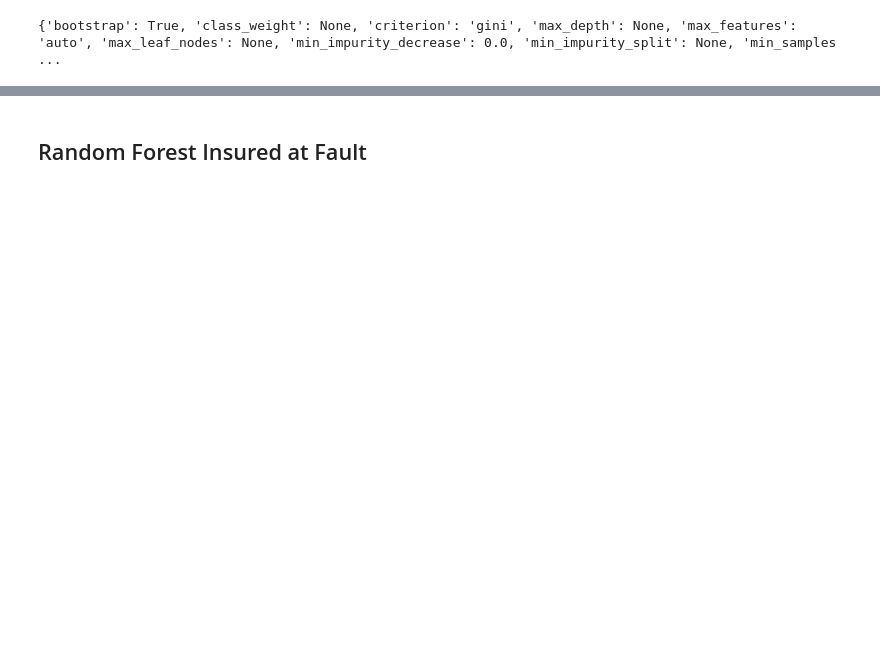
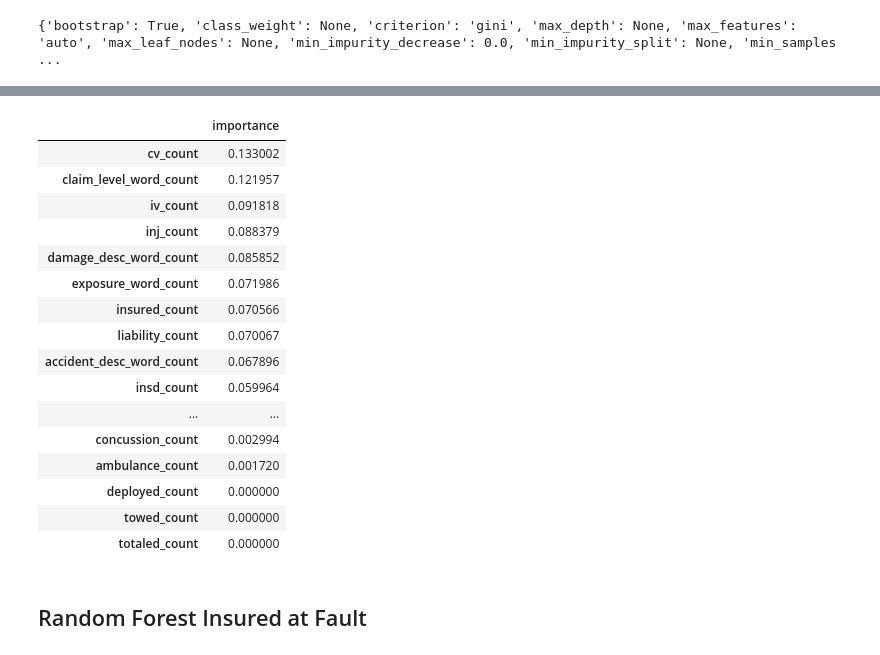
Before and after one commit to asidamo/Auto-Insuruance-finding-the-at-fault-party-with-claims-nlp, a Jupyter notebook: dq9-AM.ipynb, the cells around one changed output, grey strips where cells are left out. Drawn from its saved outputs; the diff is of its cells as text; code cells hidden in the pictures; blank space fills up the shorter version.

```diff
--- a/dq9-AM.ipynb
+++ b/dq9-AM.ipynb
@@ -601,14 +601,14 @@ random_grid = {'n_estimators': n_estimators,
 # %%
 from sklearn.ensemble import RandomForestRegressor
 # %%
-# First create the base model to tune
-rf = RandomForestRegressor()
-# Random search of parameters, using 3 fold cross validation,
-# search across 100 different combinations, and use all available cores
-rf_random = RandomizedSearchCV(estimator = rf, param_distributions = random_grid,
-                               n_iter = 30, cv = 3, verbose=2, random_state=42, n_jobs = -1)
-# Fit the random search model
-rf_random.fit(X_train, y_train)
+# # First create the base model to tune
+# rf = RandomForestRegressor()
+# # Random search of parameters, using 3 fold cross validation,
+# # search across 100 different combinations, and use all available cores
+# rf_random = RandomizedSearchCV(estimator = rf, param_distributions = random_grid,
+#                                n_iter = 30, cv = 3, verbose=2, random_state=42, n_jobs = -1)
+# # Fit the random search model
+# rf_random.fit(X_train, y_train)
 # %% [output]
 Fitting 3 folds for each of 30 candidates, totalling 90 fits
 [Parallel(n_jobs=-1)]: Using backend LokyBackend with 4 concurrent workers.
@@ -619,0 +645,10 @@ AttributeError: 'RandomizedSearchCV' object has no attribute 'best_params_'
+# %%
+clf_best=RandomForestClassifier(n_estimators = 207,
+ min_samples_split = 5,
+ min_samples_leaf = 1,
+ max_features = 'sqrt',
+ max_depth = None,
+ bootstrap = False)
+clf_best.fit(X_train,y_train)
+
+y_pred_best=clf_best.predict(X_test)
@@ -620,3 +686,27 @@ AttributeError: 'RandomizedSearchCV' object has no attribute 'best_params_'
+# %%
+feature_importances = pd.DataFrame(clf_best.feature_importances_,
+                                  index = X_train.columns,
+                                  columns = ['importance']).sort_values('importance', ascending = False)
+# %%
+feature_importances
+# %% [output]
+|  | importance |
+| cv_count | 0.133002 |
+| claim_level_word_count | 0.121957 |
+| iv_count | 0.091818 |
+| inj_count | 0.088379 |
+| damage_desc_word_count | 0.085852 |
+| exposure_word_count | 0.071986 |
+| insured_count | 0.070566 |
+| liability_count | 0.070067 |
+| accident_desc_word_count | 0.067896 |
+| insd_count | 0.059964 |
+| ... | ... |
+| concussion_count | 0.002994 |
+| ambulance_count | 0.001720 |
+| deployed_count | 0.000000 |
+| towed_count | 0.000000 |
+| totaled_count | 0.000000 |
 # %% [markdown]
 ## Random Forest Insured at Fault
 # %%
```
Also changed, not shown: parts of 23 cells of this notebook.
